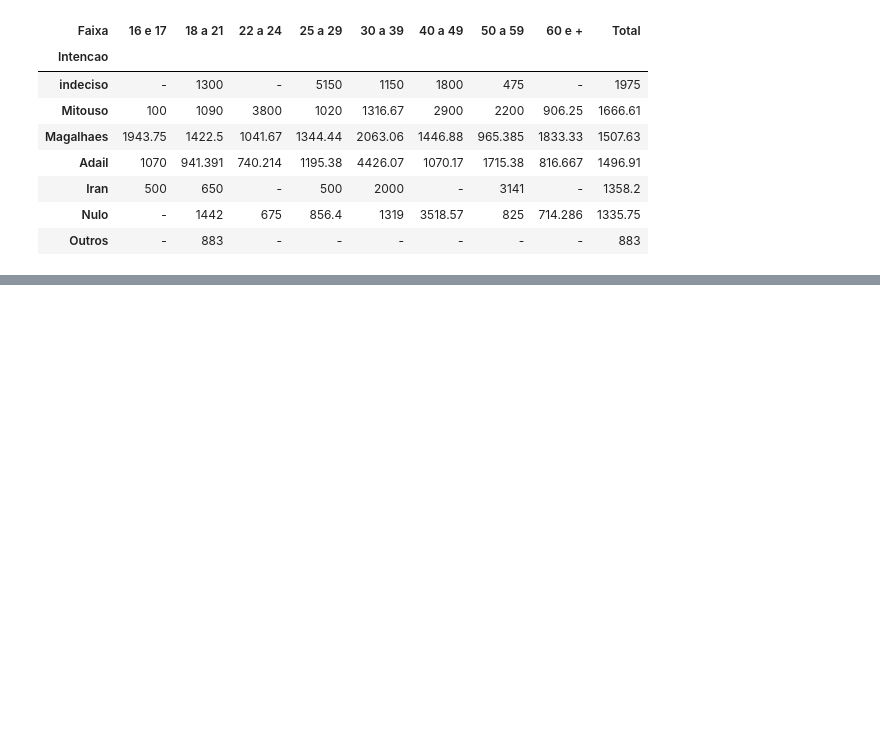
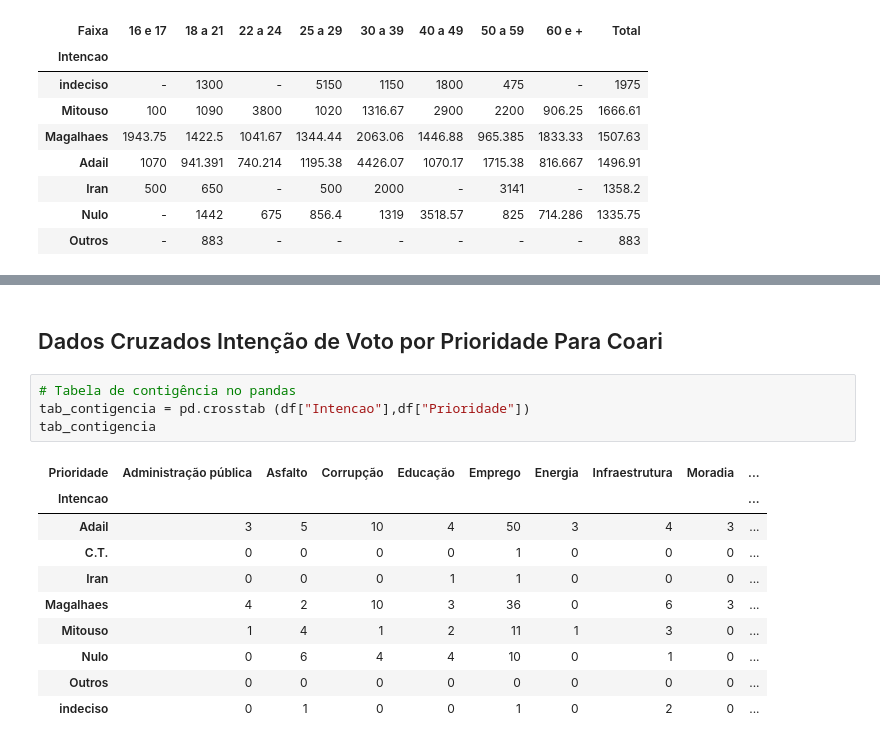
Before and after one commit to wfsilva-uea/coari, a Jupyter notebook: trabalho_coari.ipynb, the cells around one changed output, grey strips where cells are left out. Cells and saved outputs as stored; diff of their text form; blank space fills up the shorter version.

```diff
--- a/trabalho_coari.ipynb
+++ b/trabalho_coari.ipynb
@@ -590,0 +618,17 @@ df_pivot_table
+# %% [markdown]
+## Dados Cruzados Intenção de Voto por Prioridade Para Coari
+# %%
+# Tabela de contigência no pandas
+tab_contigencia = pd.crosstab (df["Intencao"],df["Prioridade"])
+tab_contigencia
+# %% [output]
+| Prioridade | Administração pública | Asfalto | Corrupção | Educação | Emprego | Energia | Infraestrutura | Moradia | ... |
+| Intencao |  |  |  |  |  |  |  |  | ... |
+| Adail | 3 | 5 | 10 | 4 | 50 | 3 | 4 | 3 | ... |
+| C.T. | 0 | 0 | 0 | 0 | 1 | 0 | 0 | 0 | ... |
+| Iran | 0 | 0 | 0 | 1 | 1 | 0 | 0 | 0 | ... |
+| Magalhaes | 4 | 2 | 10 | 3 | 36 | 0 | 6 | 3 | ... |
+| Mitouso | 1 | 4 | 1 | 2 | 11 | 1 | 3 | 0 | ... |
+| Nulo | 0 | 6 | 4 | 4 | 10 | 0 | 1 | 0 | ... |
+| Outros | 0 | 0 | 0 | 0 | 0 | 0 | 0 | 0 | ... |
+| indeciso | 0 | 1 | 0 | 0 | 1 | 0 | 2 | 0 | ... |
```
Also changed, not shown: parts of 18 cells of this notebook.
